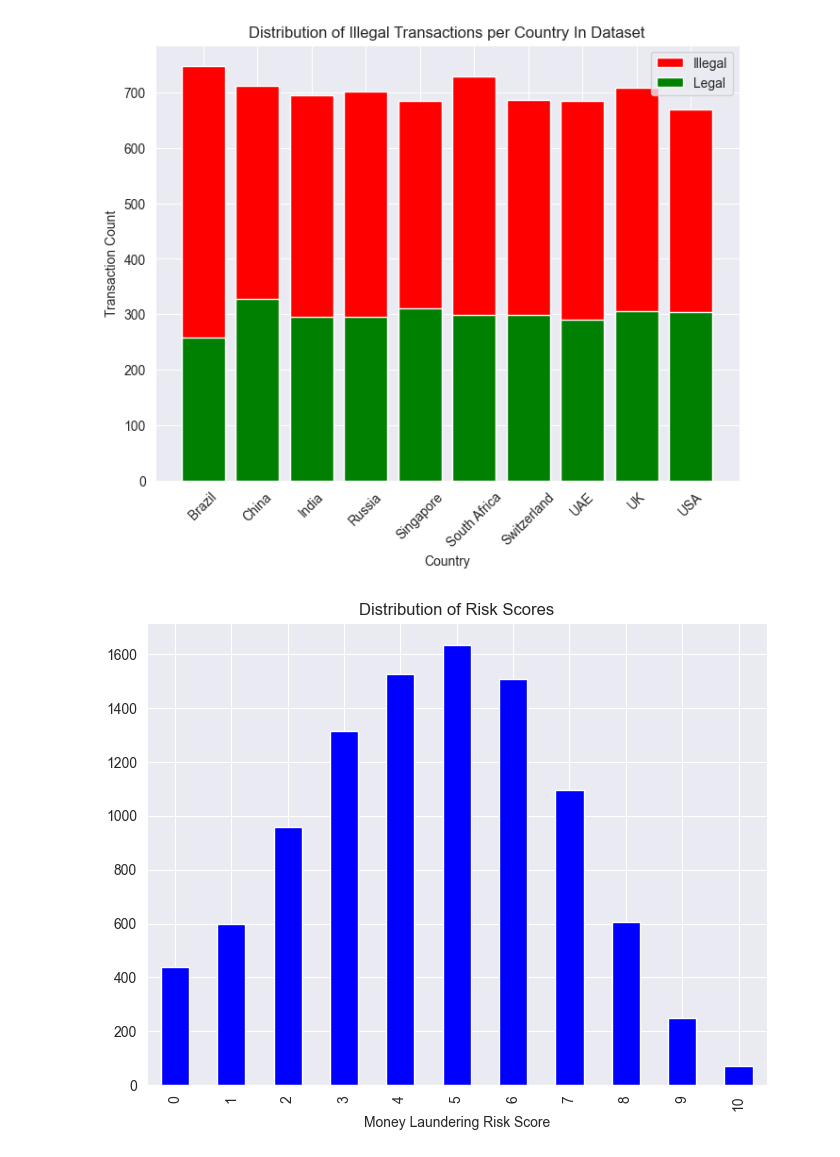
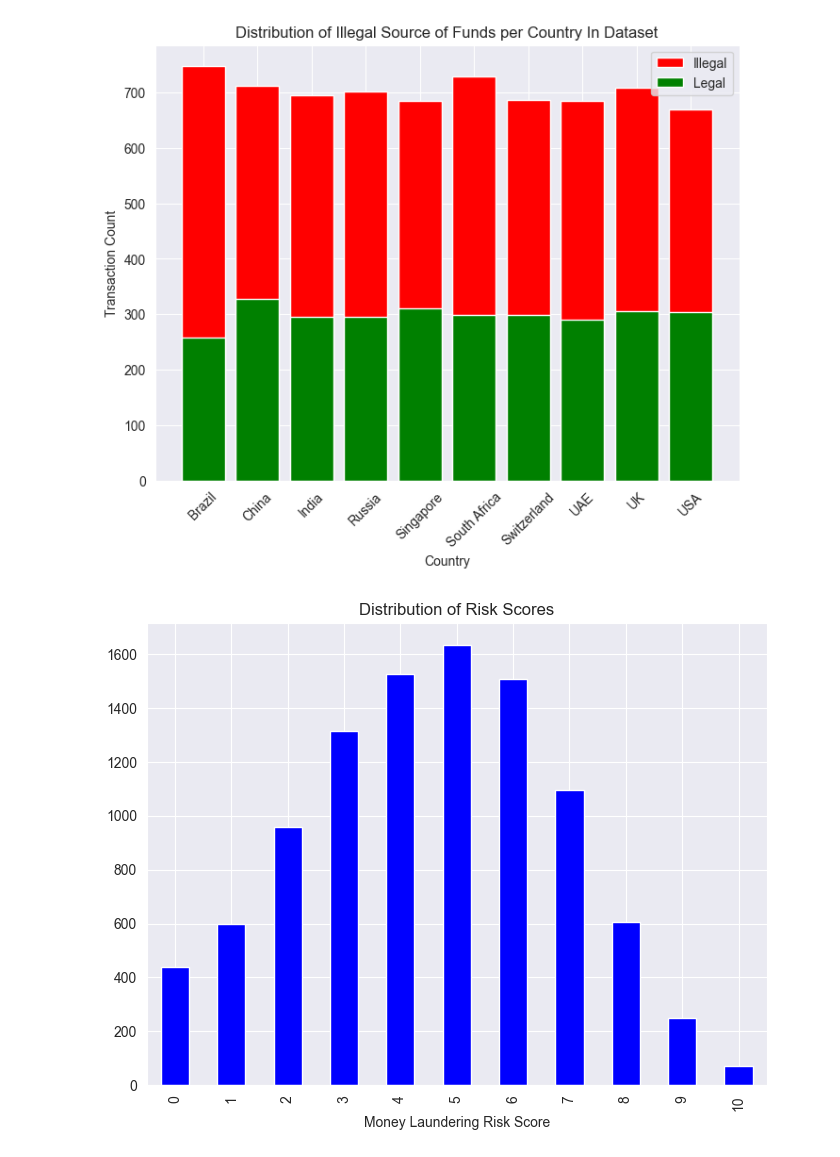
Before and after one commit to CheMBurN695/FinCrime_ML_Model, a Jupyter notebook: FC_ML_Model_NB.ipynb, the cells around one changed output. Saved outputs shown, nothing was run; the diff lists cells and outputs as text; code cells hidden in the pictures.

```diff
--- a/FC_ML_Model_NB.ipynb
+++ b/FC_ML_Model_NB.ipynb
@@ -18,24 +16,24 @@ sowByCountry = dataFrame.groupby(["Country", "Source of Money"]).size()
 # %%
 country_count = dataFrame.groupby(["Country"]).size()
 illegal_trnxs = dataFrame['Source of Money'] == "Illegal"
 illegal_trnx_byCountry = dataFrame[illegal_trnxs].groupby(["Country"]).size()
 not_illegal_trnx_byCountry = country_count - illegal_trnx_byCountry
 percent_illegal = (illegal_trnx_byCountry / country_count) * 100
 percent_legal = (not_illegal_trnx_byCountry / country_count) * 100
 
 _fig, _axes = pyplot.subplots(figsize=(8,6))
 _axes.bar(illegal_trnx_byCountry.index, illegal_trnx_byCountry, color='red', label="Illegal")
 _axes.bar(not_illegal_trnx_byCountry.index, not_illegal_trnx_byCountry, color='green', label="Legal")
 
-_axes.set_title("Distribution of Illegal Transactions per Country In Dataset")
+_axes.set_title("Distribution of Illegal Source of Funds per Country In Dataset")
 _axes.set_xlabel("Country")
 _axes.set_ylabel("Transaction Count")
 _axes.set_xticks(country_count.index)
 _axes.set_xticklabels(country_count.index, rotation=45)
 _axes.legend()
 pyplot.show()
 # %% [output]
-[figure, old version]
+[figure, new version]
 # %%
 # Distribution of Risk scores
 transaction_count  = dataFrame.groupby(["Money Laundering Risk Score"]).size()
```
Also changed, not shown: parts of 7 cells of this notebook.
